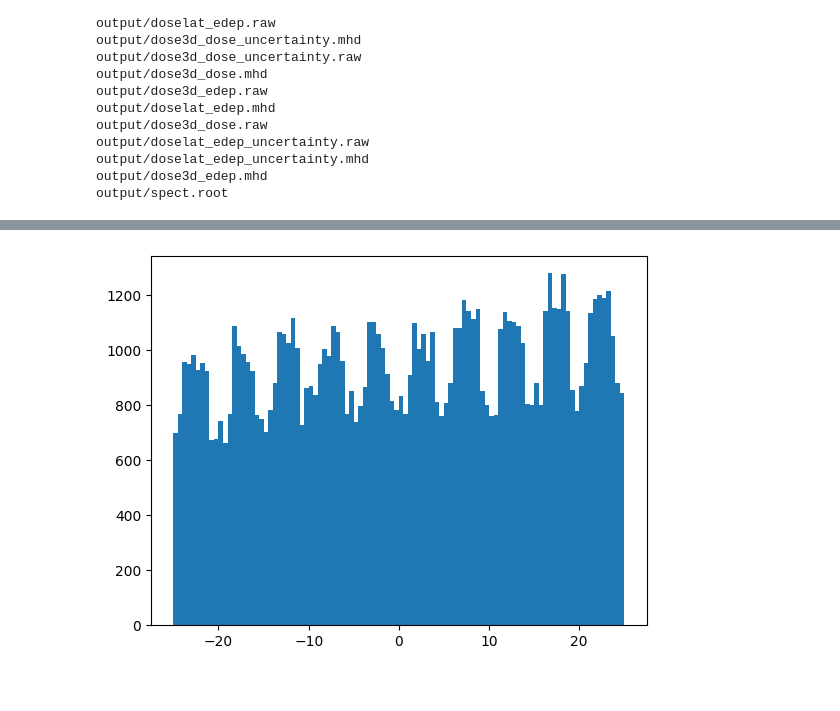
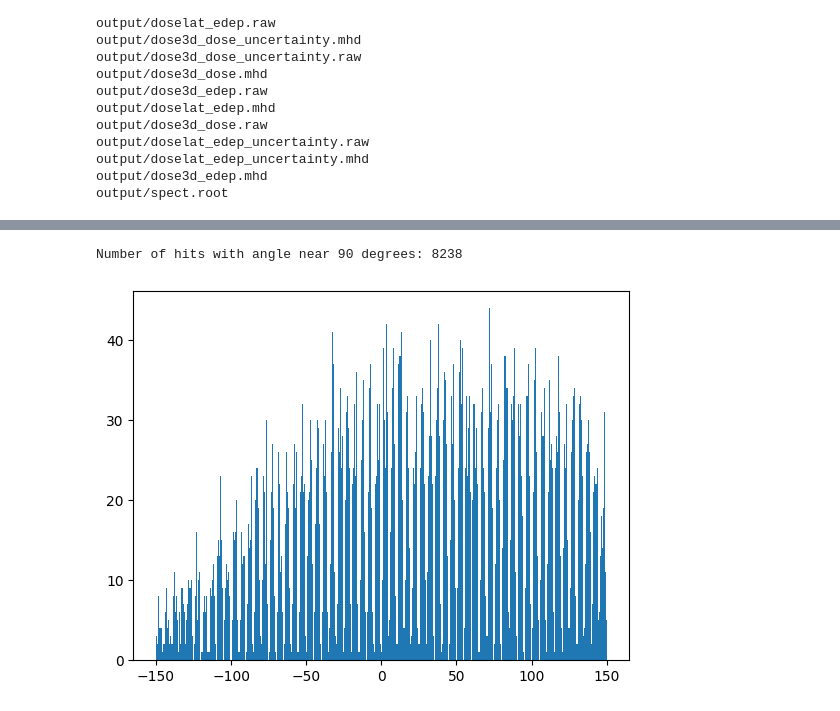
Before and after one commit to francescouni0/VHEE_monitor, a Jupyter notebook: fullcoll.ipynb, the cells around one changed output, grey strips where cells are left out. Drawn from its saved outputs; the diff is of its cells as text; code cells hidden in the pictures.

```diff
--- a/fullcoll.ipynb
+++ b/fullcoll.ipynb
@@ -66,6 +66,11 @@ hits_y = np.array(hits.arrays()['PostPosition_Y'])
 hits_z = np.array(hits.arrays()['PostPosition_Z'])
 hits_x = np.array(hits.arrays()['PostPosition_X'])
 preKinEnergy = np.array(hits.arrays()['PreKineticEnergy'])
+predirection_x = np.array(hits.arrays()['PreDirection_X'])
+predirection_y = np.array(hits.arrays()['PreDirection_Y'])
+predirection_z = np.array(hits.arrays()['PreDirection_Z'])
+
+
 
 preKinEnergy_enwin = np.logical_and(preKinEnergy > 0, preKinEnergy < 2)
 
@@ -81,0 +87,6 @@ plt.show()
+# %%
+angle_with_z = np.arccos(predirection_z / np.linalg.norm([predirection_x, predirection_y, predirection_z], axis=0)) * 180 / np.pi
+
+
+plt.hist(angle_with_z, bins=100, range=(0, 180))
+plt.show()
@@ -82,5 +95,20 @@ plt.show()
+# %%
+# Define a tolerance for the angle near 90 degrees
+tolerance = 1.0
+
+# Create a mask for angles within the tolerance range of 90 degrees
+angle_mask = np.abs(angle_with_z - 90) < tolerance
+
+# Apply the mask to filter the hits
+hits_x_90 = hits_x[angle_mask]
+hits_y_90 = hits_y[angle_mask]
+hits_z_90 = hits_z[angle_mask]
+
+print("Number of hits with angle near 90 degrees:", len(hits_x_90))
+# %% [output]
+Number of hits with angle near 90 degrees: 8238
 # %%
-plt.hist(hits_z, bins=100, range=(-25, 25))
+plt.hist(hits_z_90, bins=500, range=(-150, 150))
 plt.show()
 # %% [output]
-[figure, old version]
+[figure, new version]
```
Also changed, not shown: parts of 7 cells of this notebook, 3 other files.
